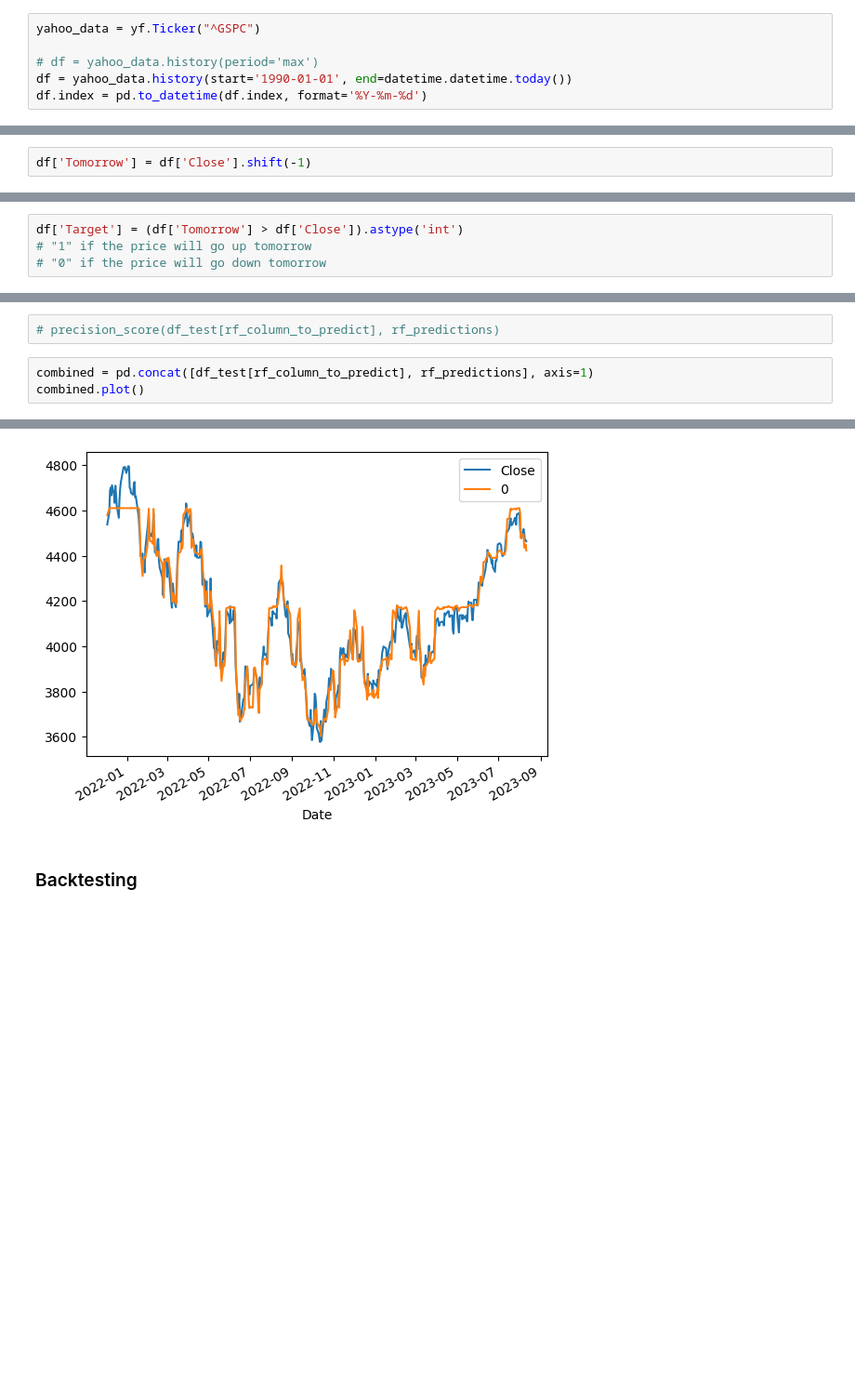
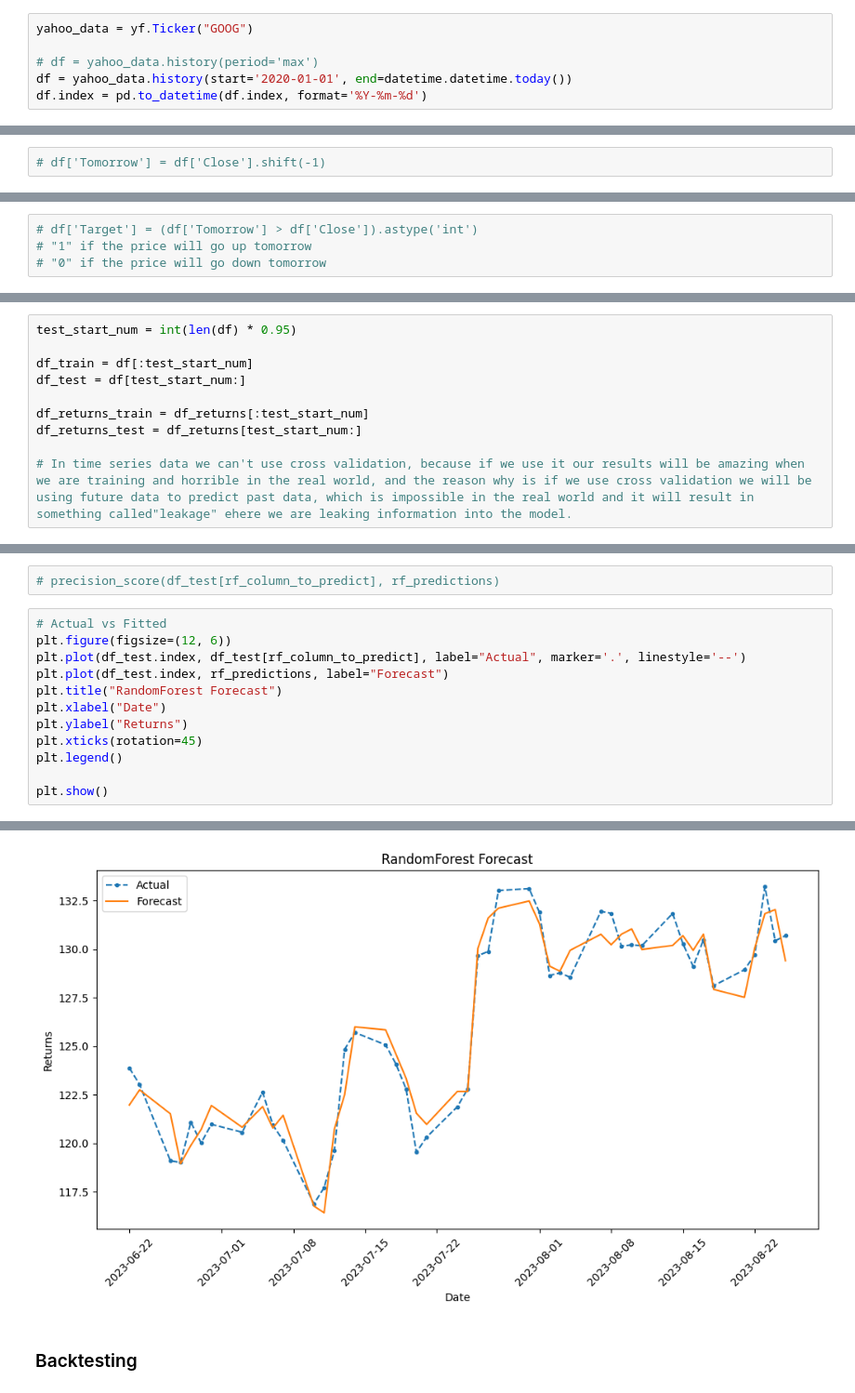
Before and after one commit to Ahmant/apziva-value-investor, a Jupyter notebook: notebooks/main.ipynb, the cells around one changed output, grey strips where cells are left out. Shown at 93% size. Drawn from its saved outputs; the diff is of its cells as text; blank space fills up the shorter version.

```diff
--- a/notebooks/main.ipynb
+++ b/notebooks/main.ipynb
@@ -35,10 +37,10 @@ from prophet import Prophet
 # %% [markdown]
 ## 2.1. Examin The Data
 # %%
-yahoo_data = yf.Ticker("^GSPC")
+yahoo_data = yf.Ticker("GOOG")
 
 # df = yahoo_data.history(period='max')
-df = yahoo_data.history(start='1990-01-01', end=datetime.datetime.today())
+df = yahoo_data.history(start='2020-01-01', end=datetime.datetime.today())
 df.index = pd.to_datetime(df.index, format='%Y-%m-%d')
 # %%
 df.head()
@@ -61,3 +98,3 @@ del df['Stock Splits']
 # %%
-df['Tomorrow'] = df['Close'].shift(-1)
+# df['Tomorrow'] = df['Close'].shift(-1)
 # %%
@@ -73,5 +102,5 @@ df.tail()
 # %%
-df['Target'] = (df['Tomorrow'] > df['Close']).astype('int')
+# df['Target'] = (df['Tomorrow'] > df['Close']).astype('int')
 # "1" if the price will go up tomorrow
 # "0" if the price will go down tomorrow
 # %%
@@ -319,2 +250,12 @@ We can look at the ACF plot for the number of MA terrns.
+# %%
+test_start_num = int(len(df) * 0.95)
+
+df_train = df[:test_start_num]
+df_test = df[test_start_num:]
+
+df_returns_train = df_returns[:test_start_num]
+df_returns_test = df_returns[test_start_num:]
+
+# In time series data we can't use cross validation, because if we use it our results will be amazing when we are training and horrible in the real world, and the reason why is if we use cross validation we will be using future data to predict past data, which is impossible in the real world and it will result in something called"leakage" ehere we are leaking information into the model.
 # %% [markdown]
 # 3. Train Model
@@ -852,6 +708,15 @@ Length: 424, dtype: float64
 # %%
 # precision_score(df_test[rf_column_to_predict], rf_predictions)
 # %%
-combined = pd.concat([df_test[rf_column_to_predict], rf_predictions], axis=1)
-combined.plot()
+# Actual vs Fitted
+plt.figure(figsize=(12, 6))
+plt.plot(df_test.index, df_test[rf_column_to_predict], label="Actual", marker='.', linestyle='--')
+plt.plot(df_test.index, rf_predictions, label="Forecast")
+plt.title("RandomForest Forecast")
+plt.xlabel("Date")
+plt.ylabel("Returns")
+plt.xticks(rotation=45)
+plt.legend()
+
+plt.show()
 # %% [output]
@@ -859,4 +723,4 @@ combined.plot()
-[figure, old version]
+[figure, new version]
 # %% [markdown]
 ### Backtesting
 # %%
```
Also changed, not shown: parts of 107 cells of this notebook.
